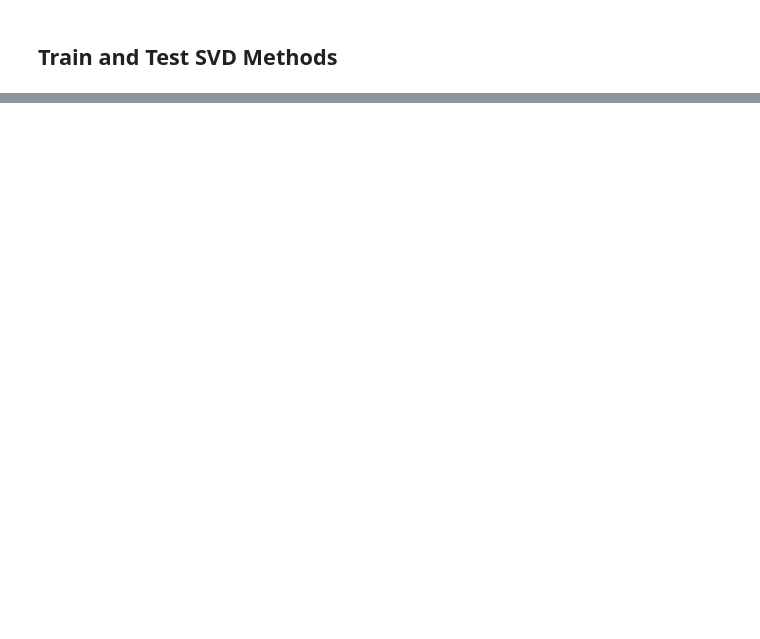
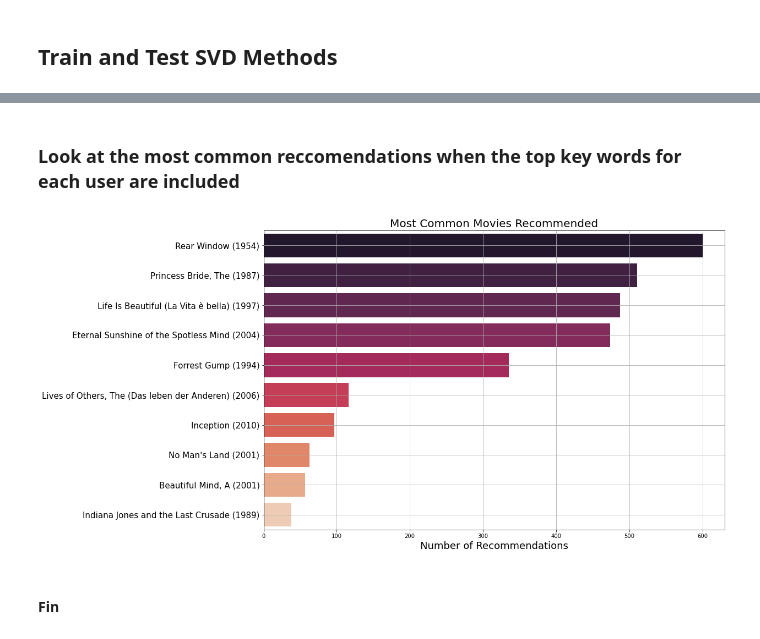
Before and after one commit to abigailjcampbell/doc-phase-4-project, a Jupyter notebook: data_analysis.ipynb, the cells around one changed output, grey strips where cells are left out. Drawn from its saved outputs; the diff is of its cells as text; code cells hidden in the pictures; blank space fills up the shorter version.

```diff
--- a/data_analysis.ipynb
+++ b/data_analysis.ipynb
@@ -479,0 +729,8 @@ plt.show()
+# %% [markdown]
+### Look at the most common reccomendations when the top key words for each user are included
+# %%
+top_movie_recs_using_key_words = get_most_recommened_movies_for_all_users(5, use_words=True)
+# %% [output]
+[figure, added]
+# %% [markdown]
+#### Fin
```
Also changed, not shown: parts of 98 cells of this notebook.
